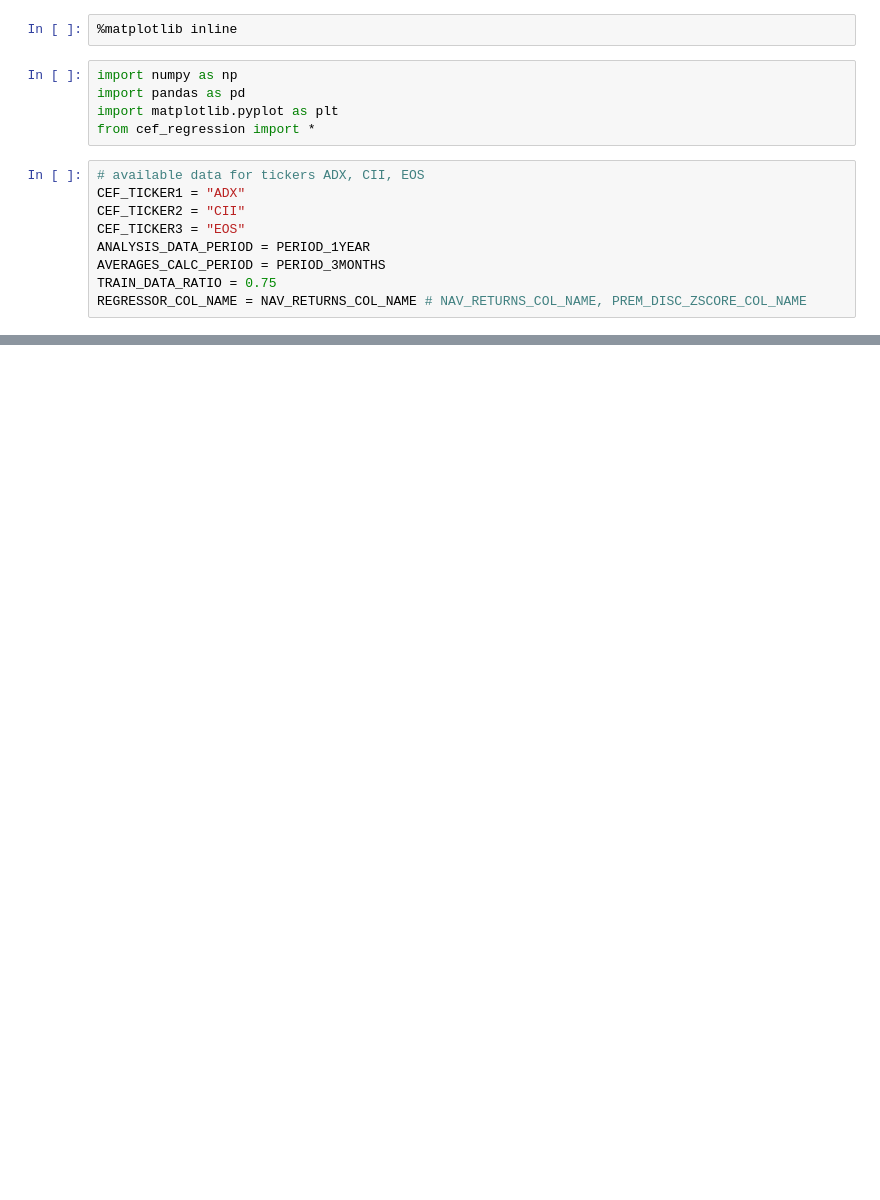
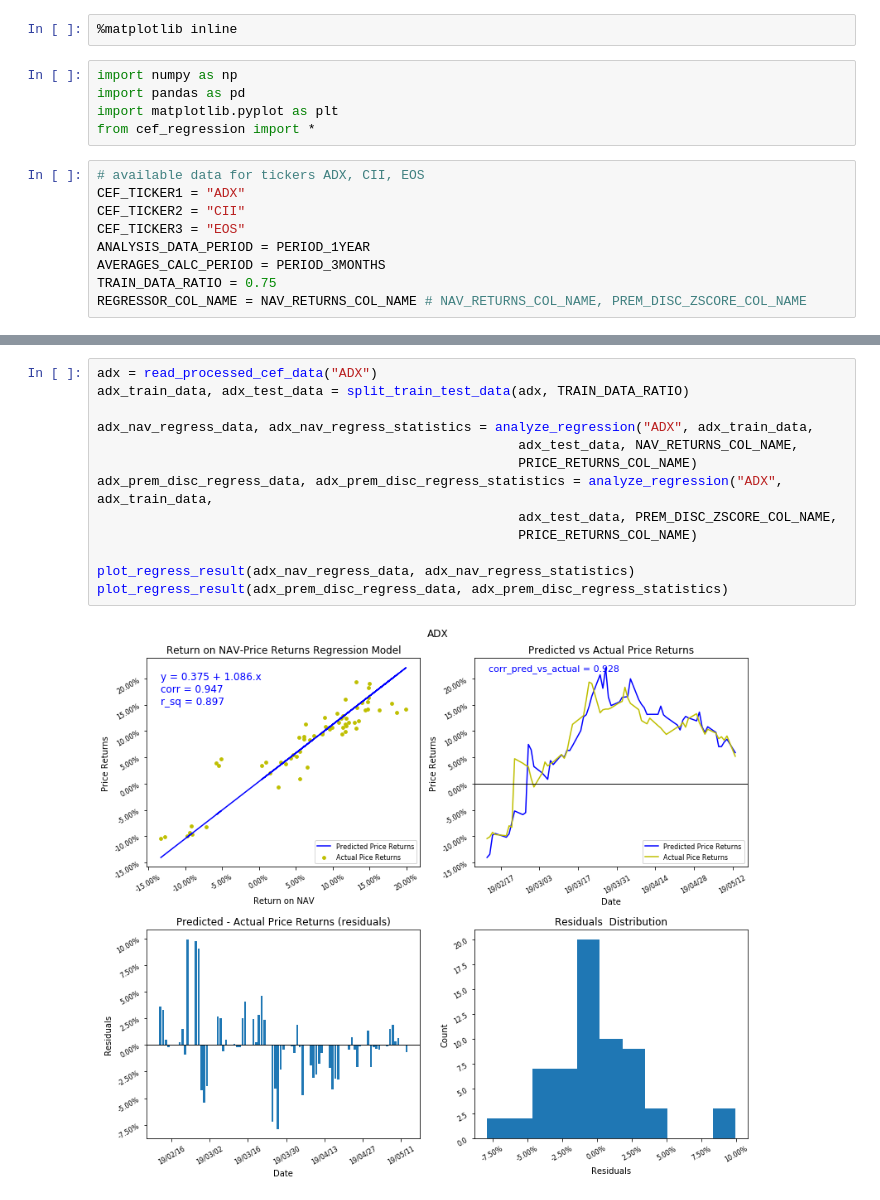
Before and after one commit to HristoRaykov/Cef-Regression-Model, a Jupyter notebook: cef_regression_model.ipynb, the cells around one changed output, grey strips where cells are left out. Saved outputs shown, nothing was run; the diff lists cells and outputs as text; blank space fills up the shorter version.

```diff
--- a/cef_regression_model.ipynb
+++ b/cef_regression_model.ipynb
@@ -110,0 +88,15 @@ Communication.
+# %%
+adx = read_processed_cef_data("ADX")
+adx_train_data, adx_test_data = split_train_test_data(adx, TRAIN_DATA_RATIO)
+
+adx_nav_regress_data, adx_nav_regress_statistics = analyze_regression("ADX", adx_train_data,
+                                                      adx_test_data, NAV_RETURNS_COL_NAME,
+                                                      PRICE_RETURNS_COL_NAME)
+adx_prem_disc_regress_data, adx_prem_disc_regress_statistics = analyze_regression("ADX", adx_train_data,
+                                                      adx_test_data, PREM_DISC_ZSCORE_COL_NAME,
+                                                      PRICE_RETURNS_COL_NAME)
+
+plot_regress_result(adx_nav_regress_data, adx_nav_regress_statistics)
+plot_regress_result(adx_prem_disc_regress_data, adx_prem_disc_regress_statistics)
+# %% [output]
+[figure, added]
```
Also changed, not shown: parts of 24 cells of this notebook, 1 other file.
